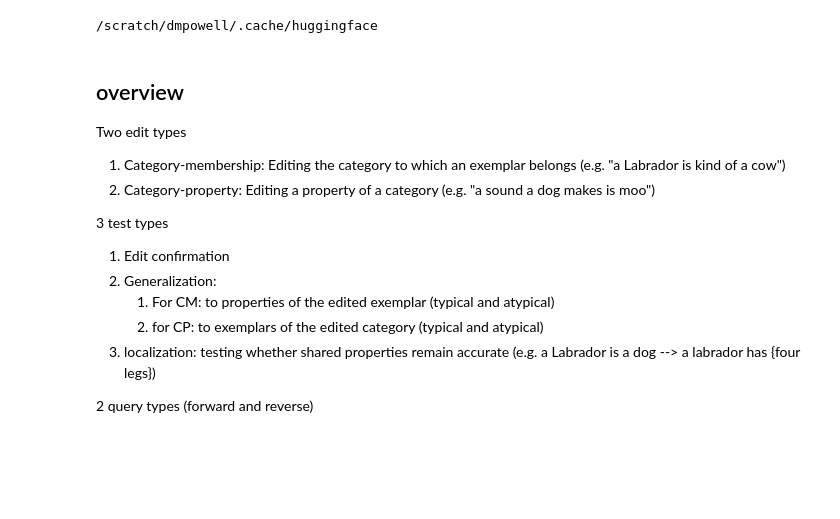
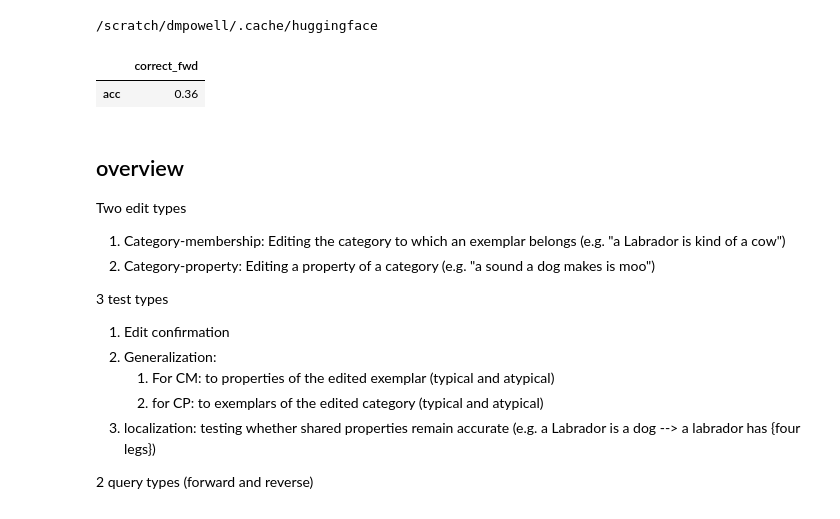
Before and after one commit to derekpowell/EasyEdit, a Jupyter notebook: analysis.ipynb, the cells around one changed output. Saved outputs shown, nothing was run; the diff lists cells and outputs as text; code cells hidden in the pictures; blank space fills up the shorter version.

```diff
--- a/analysis.ipynb
+++ b/analysis.ipynb
@@ -80,6 +80,17 @@ def report_results(df):
     )
 
     return pd.concat([out2])
+# %%
+res_ft = load_result("results/csv/meta-llama-Llama-2-7b-hf-FTcatprop-sample.csv")
+(
+    res_ft
+    .loc[lambda x: x.entity == x.subj]
+    .assign(chosen = lambda d: d.apply(lambda x: x.fwd_choices[x.fwd_predicted], 1))
+    .filter(["entity", "edit", "fwd_choices", "chosen", "correct_fwd"]).agg(acc = ("correct_fwd", "mean"))
+)
+# %% [output]
+|  | correct_fwd |
+| acc | 0.36 |
 # %% [markdown]
 ## overview
 
```
Also changed, not shown: 2 other files.
